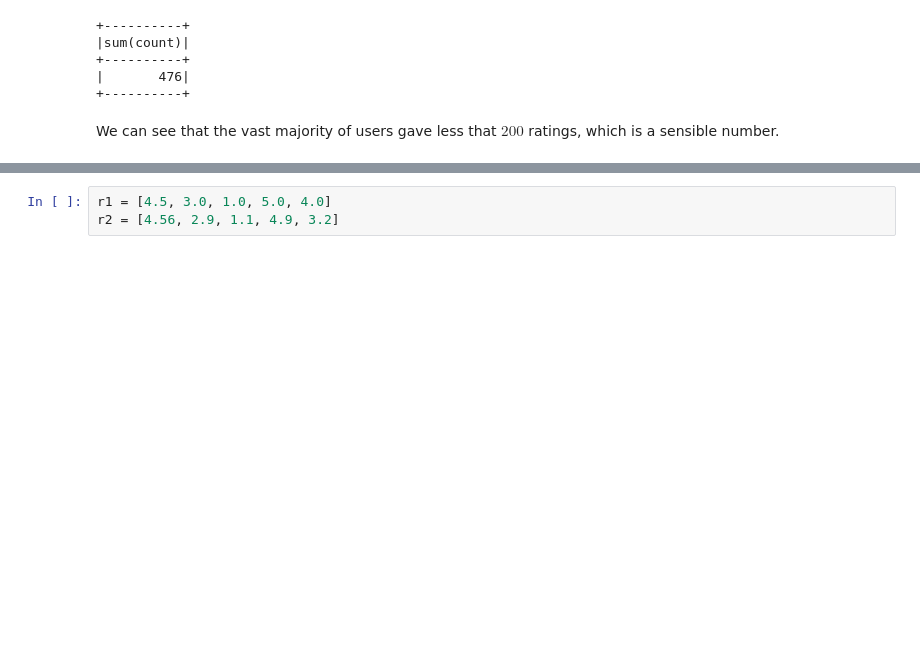
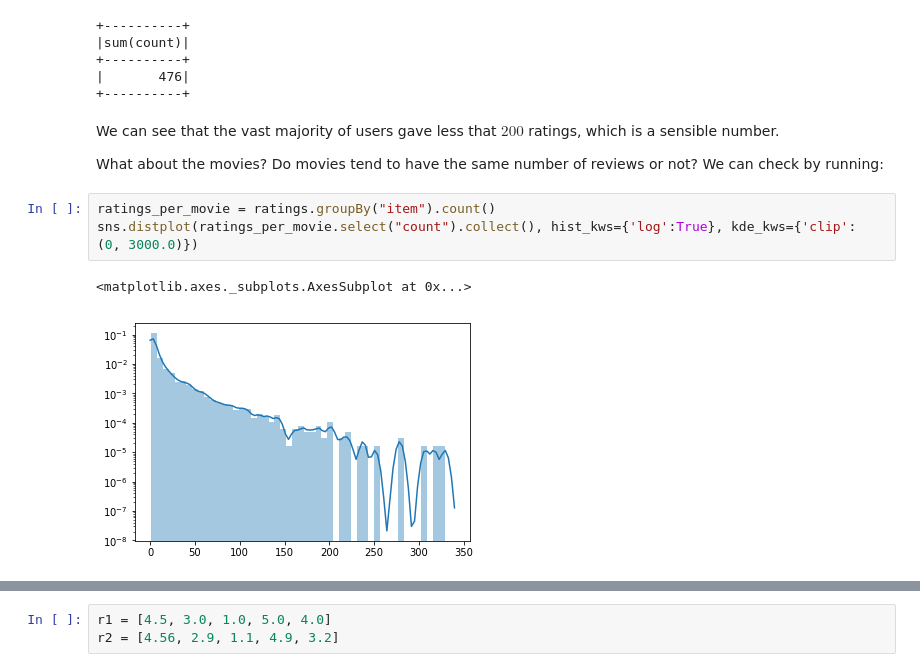
Before and after one commit to ruivieira/workshop-recommendation-engines, a Jupyter notebook: workshop.ipynb, the cells around one changed output, grey strips where cells are left out. Drawn from its saved outputs; the diff is of its cells as text; blank space fills up the shorter version.

```diff
--- a/workshop.ipynb
+++ b/workshop.ipynb
@@ -117,3 +117,11 @@ ratings_per_user.filter(col('count') < 200).groupBy('user').count().agg({"count"
 +----------+
 # %% [markdown]
 We can see that the vast majority of users gave less that $200$ ratings, which is a sensible number.
+
+What about the movies? Do movies tend to have the same number of reviews or not? We can check by running:
+# %%
+ratings_per_movie = ratings.groupBy("item").count()
+sns.distplot(ratings_per_movie.select("count").collect(), hist_kws={'log':True}, kde_kws={'clip': (0, 3000.0)})
+# %% [output]
+<matplotlib.axes._subplots.AxesSubplot at 0x...>
+[figure, added]
```
Also changed, not shown: parts of 31 cells of this notebook.
